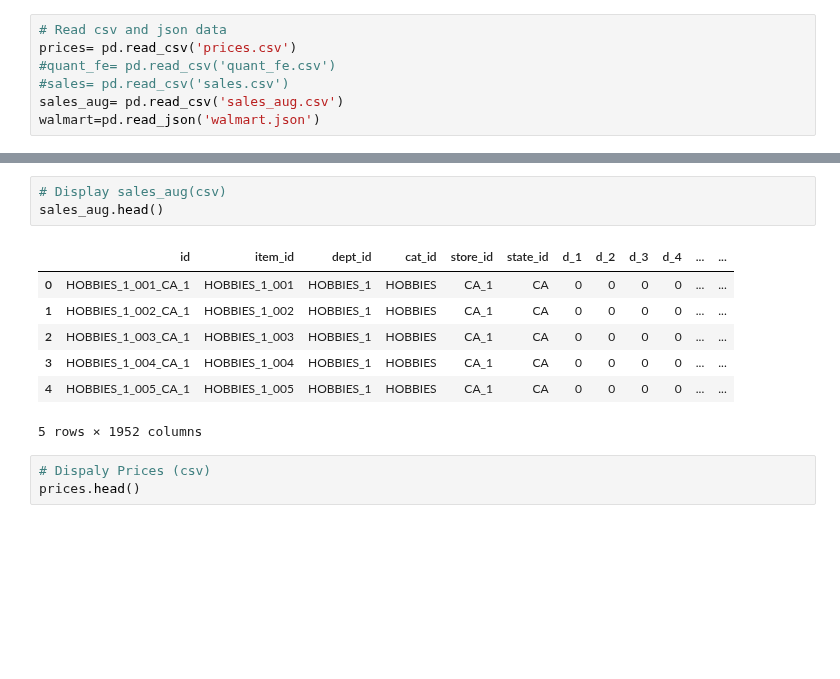
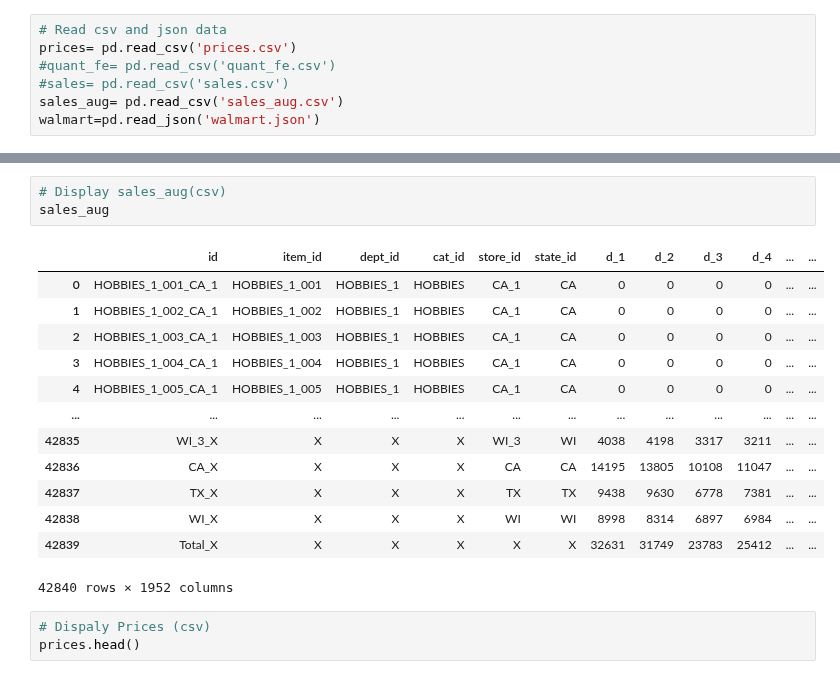
Before and after one commit to beckyydo/Project-2, a Jupyter notebook: Resources/Table2.ipynb, the cells around one changed output, grey strips where cells are left out. Cells and saved outputs as stored; diff of their text form; blank space fills up the shorter version.

```diff
--- a/Resources/Table2.ipynb
+++ b/Resources/Table2.ipynb
@@ -28,14 +52,20 @@ walmart.head()
 # %%
 # Display sales_aug(csv)
-sales_aug.head()
+sales_aug
 # %% [output]
 |  | id | item_id | dept_id | cat_id | store_id | state_id | d_1 | d_2 | d_3 | d_4 | ... | ... |
 | 0 | HOBBIES_1_001_CA_1 | HOBBIES_1_001 | HOBBIES_1 | HOBBIES | CA_1 | CA | 0 | 0 | 0 | 0 | ... | ... |
 | 1 | HOBBIES_1_002_CA_1 | HOBBIES_1_002 | HOBBIES_1 | HOBBIES | CA_1 | CA | 0 | 0 | 0 | 0 | ... | ... |
 | 2 | HOBBIES_1_003_CA_1 | HOBBIES_1_003 | HOBBIES_1 | HOBBIES | CA_1 | CA | 0 | 0 | 0 | 0 | ... | ... |
 | 3 | HOBBIES_1_004_CA_1 | HOBBIES_1_004 | HOBBIES_1 | HOBBIES | CA_1 | CA | 0 | 0 | 0 | 0 | ... | ... |
 | 4 | HOBBIES_1_005_CA_1 | HOBBIES_1_005 | HOBBIES_1 | HOBBIES | CA_1 | CA | 0 | 0 | 0 | 0 | ... | ... |
+| ... | ... | ... | ... | ... | ... | ... | ... | ... | ... | ... | ... | ... |
+| 42835 | WI_3_X | X | X | X | WI_3 | WI | 4038 | 4198 | 3317 | 3211 | ... | ... |
+| 42836 | CA_X | X | X | X | CA | CA | 14195 | 13805 | 10108 | 11047 | ... | ... |
+| 42837 | TX_X | X | X | X | TX | TX | 9438 | 9630 | 6778 | 7381 | ... | ... |
+| 42838 | WI_X | X | X | X | WI | WI | 8998 | 8314 | 6897 | 6984 | ... | ... |
+| 42839 | Total_X | X | X | X | X | X | 32631 | 31749 | 23783 | 25412 | ... | ... |
-5 rows × 1952 columns
+42840 rows × 1952 columns
 # %%
 # Dispaly Prices (csv)
 prices.head()
```
Also changed, not shown: parts of 7 cells of this notebook.
